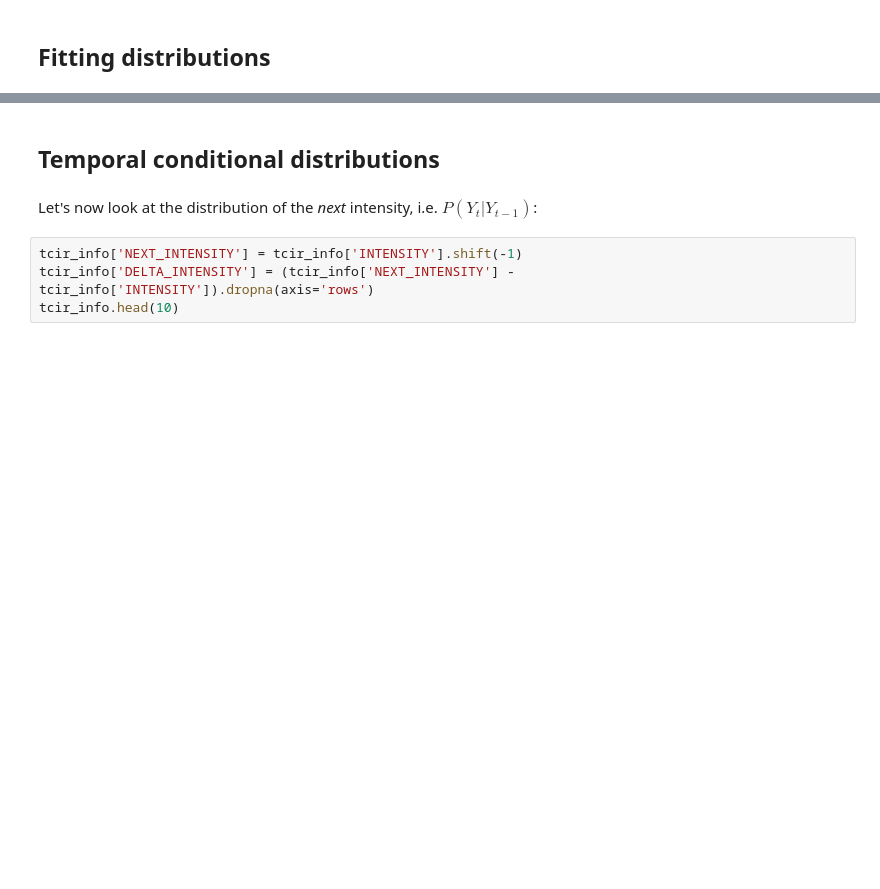
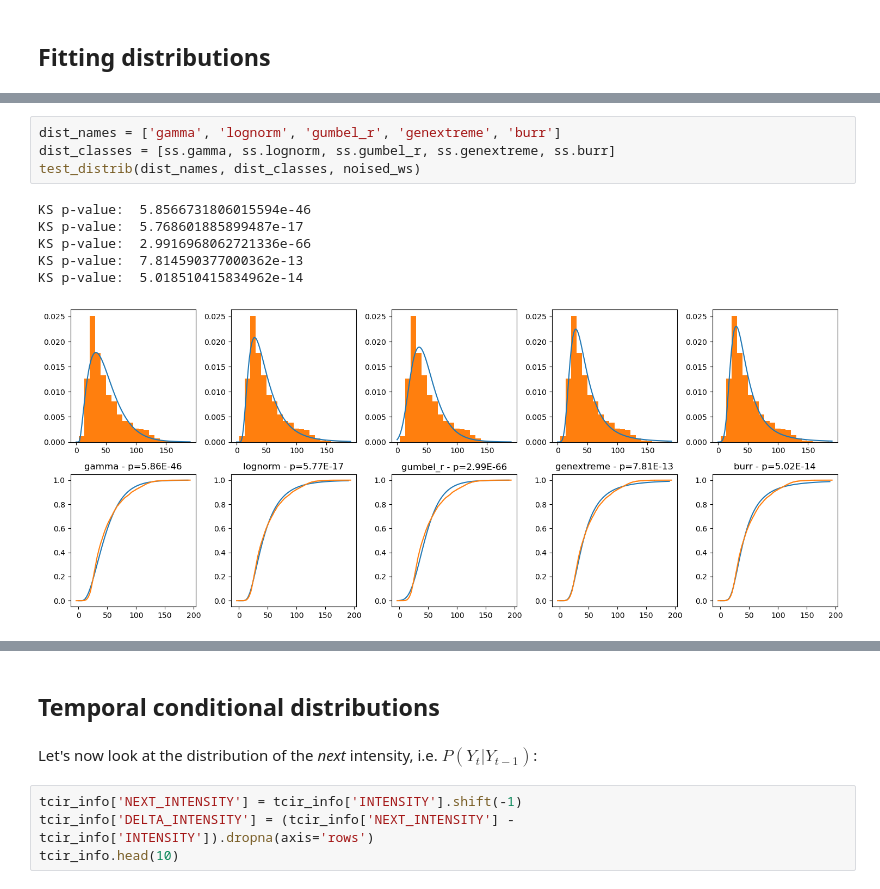
Before and after one commit to dauvillc/tc_probabilistic_forecasting, a Jupyter notebook: notebooks/explore_tcir.ipynb, the cells around one changed output, grey strips where cells are left out. Drawn from its saved outputs; the diff is of its cells as text; blank space fills up the shorter version.

```diff
--- a/notebooks/explore_tcir.ipynb
+++ b/notebooks/explore_tcir.ipynb
@@ -73,0 +126,11 @@ plt.show()
+# %%
+dist_names = ['gamma', 'lognorm', 'gumbel_r', 'genextreme', 'burr']
+dist_classes = [ss.gamma, ss.lognorm, ss.gumbel_r, ss.genextreme, ss.burr]
+test_distrib(dist_names, dist_classes, noised_ws)
+# %% [output]
+KS p-value:  5.8566731806015594e-46
+KS p-value:  5.768601885899487e-17
+KS p-value:  2.9916968062721336e-66
+KS p-value:  7.814590377000362e-13
+KS p-value:  5.018510415834962e-14
+[figure, added]
```
Also changed, not shown: parts of 19 cells of this notebook, 2 other files.
